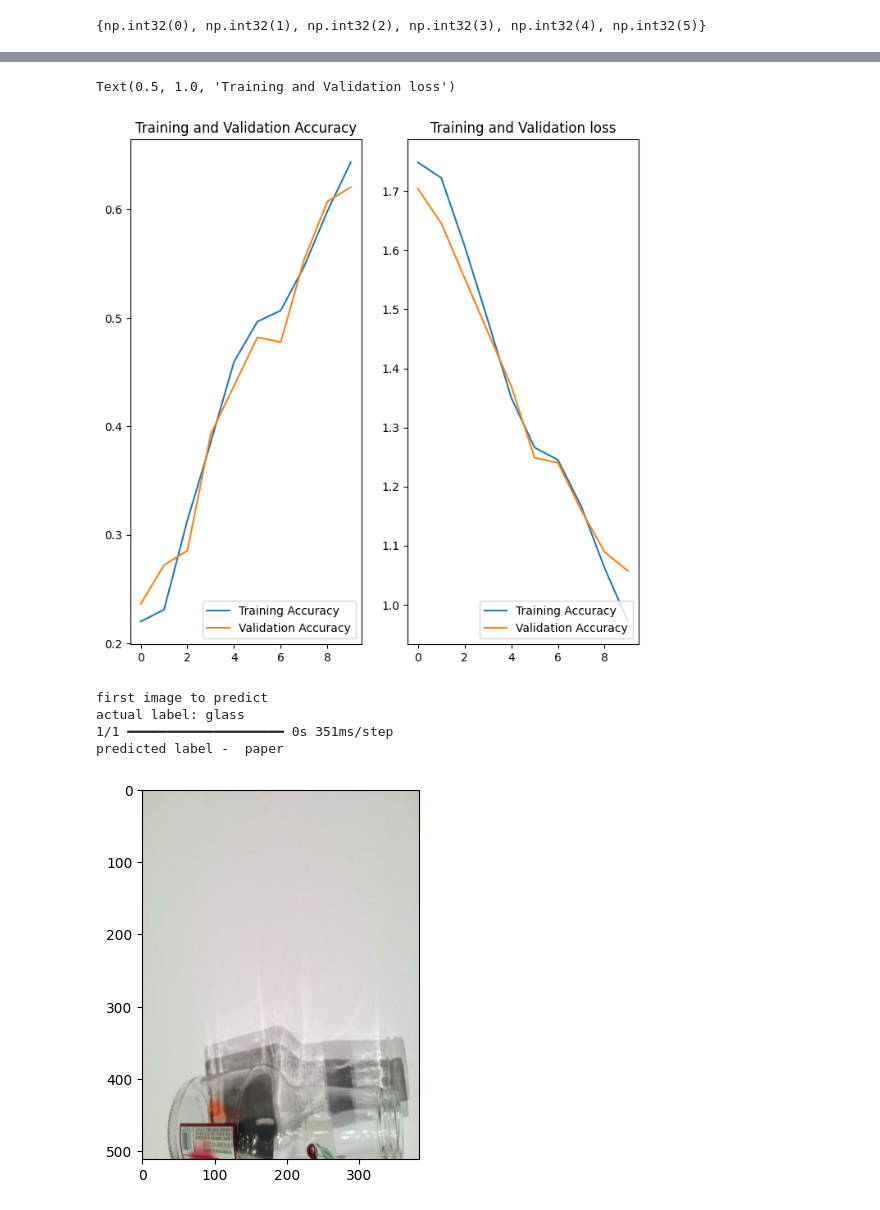
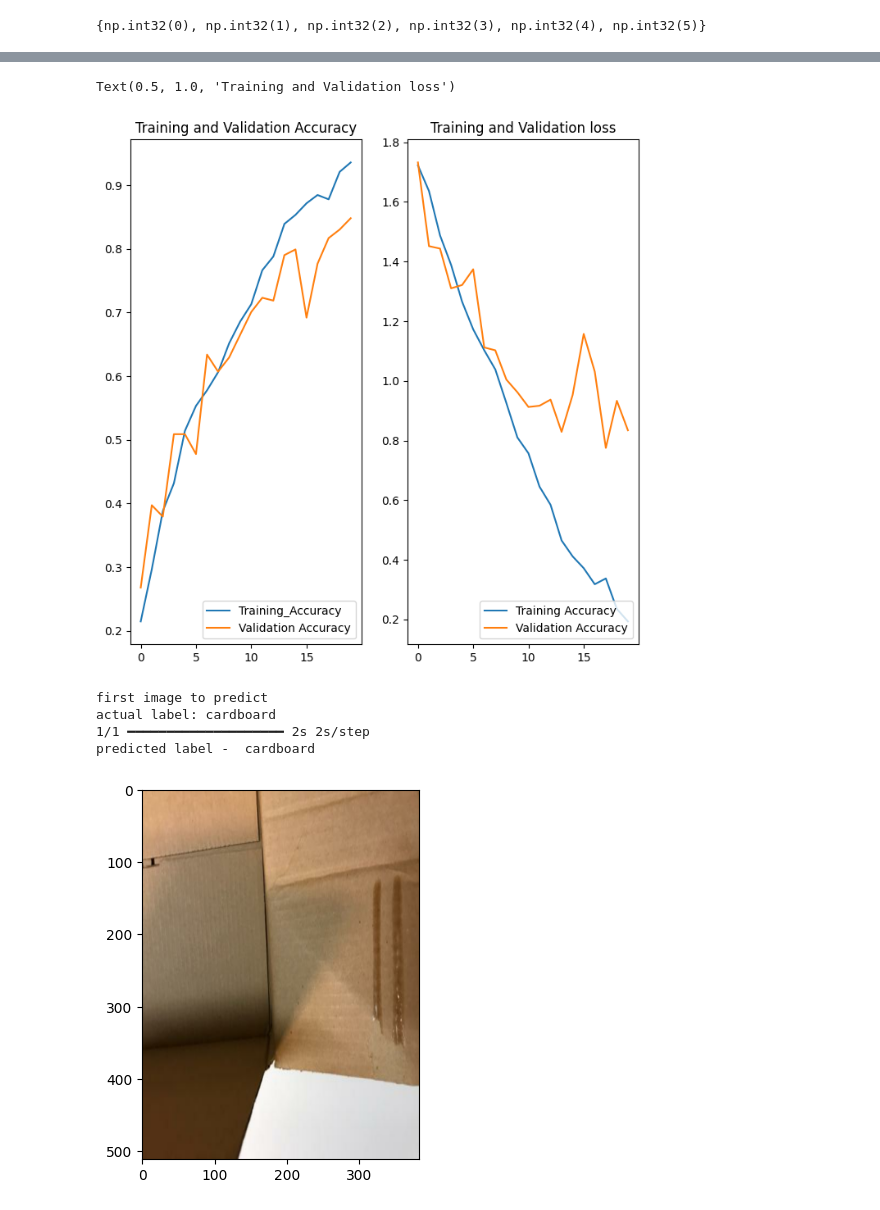
Before and after one commit to dilanmalaviarachchi/Garbage-Classification, a Jupyter notebook: model.ipynb, the cells around one changed output, grey strips where cells are left out. Drawn from its saved outputs; the diff is of its cells as text; code cells hidden in the pictures.

```diff
--- a/model.ipynb
+++ b/model.ipynb
@@ -301,7 +210,7 @@ model.compile(optimizer='adam',
                 metrics=['accuracy'])
 # %%
 history = model.fit(train_ds,
-          epochs=10,
+          epochs=20,
           batch_size=32,
           verbose=1,
           validation_data=val_ds)
@@ -344,19 +251,19 @@ val_loss = history.history['val_loss']
 # %%
 plt.figure(figsize=(8, 8))
 plt.subplot(1, 2, 1)
-plt.plot(range(10), acc, label = 'Training Accuracy')
-plt.plot(range(10), val_acc, label = 'Validation Accuracy')
+plt.plot(range(20), acc, label = 'Training_Accuracy')
+plt.plot(range(20), val_acc, label = 'Validation Accuracy')
 plt.legend(loc='lower right')
 plt.title('Training and Validation Accuracy')
 
 plt.subplot(1,2,2)
-plt.plot(range(10), loss, label = 'Training Accuracy')
-plt.plot(range(10), val_loss, label = 'Validation Accuracy')
+plt.plot(range(20), loss, label = 'Training Accuracy')
+plt.plot(range(20), val_loss, label = 'Validation Accuracy')
 plt.legend(loc='lower right')
 plt.title('Training and Validation loss')
 # %% [output]
 Text(0.5, 1.0, 'Training and Validation loss')
-[figure, old version]
+[figure, new version]
 # %%
 import numpy as np
 for image_batch, labels_batch in test_ds.take(1):
@@ -372,10 +279,10 @@ for image_batch, labels_batch in test_ds.take(1):
     print("predicted label - ",class_names[np.argmax(batch_prediction[0])])
 # %% [output]
 first image to predict
-actual label: glass
-1/1 ━━━━━━━━━━━━━━━━━━━━ 0s 351ms/step
-predicted label -  paper
+actual label: cardboard
+1/1 ━━━━━━━━━━━━━━━━━━━━ 2s 2s/step
+predicted label -  cardboard
-[figure, old version]
+[figure, new version]
 # %%
 def predict(model, img):
 
```
Also changed, not shown: parts of 7 cells of this notebook.
